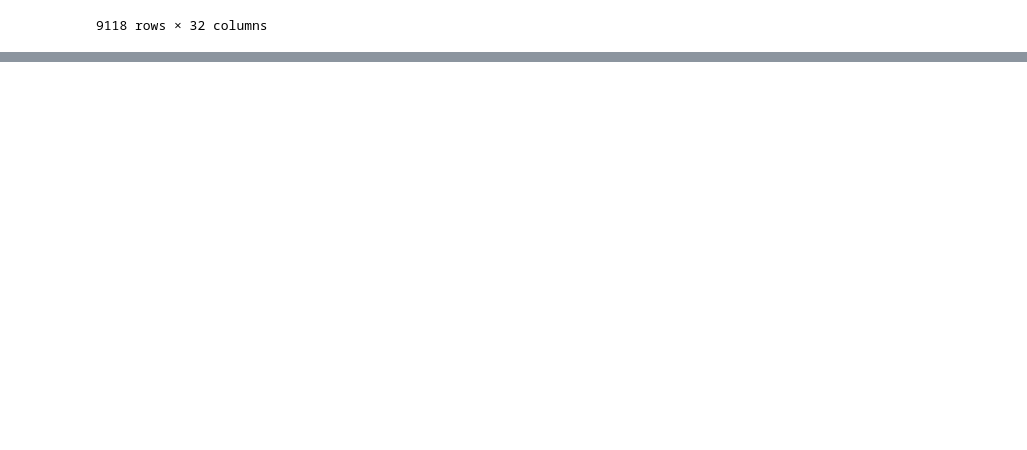
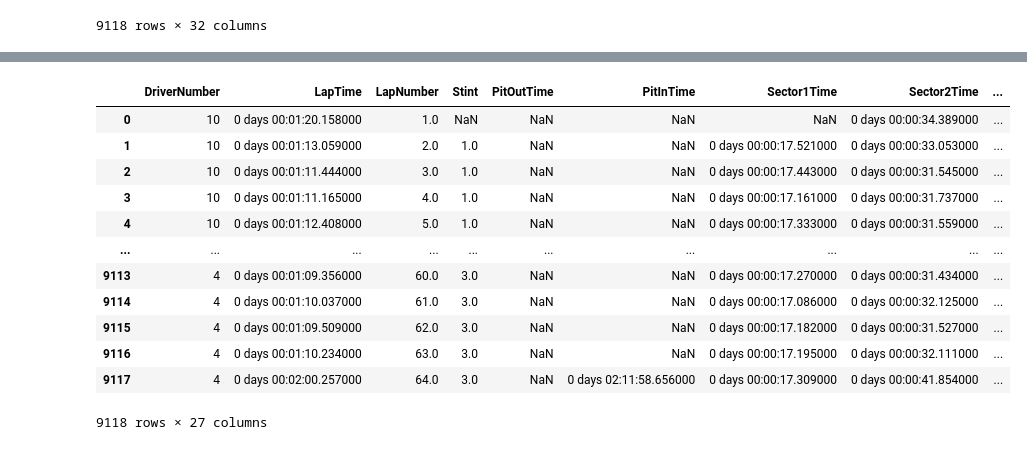
Before and after one commit to gautumsvp7/f1-predictor, a Jupyter notebook: f1_predict.ipynb, the cells around one changed output, grey strips where cells are left out. Drawn from its saved outputs; the diff is of its cells as text; code cells hidden in the pictures; blank space fills up the shorter version.

```diff
--- a/f1_predict.ipynb
+++ b/f1_predict.ipynb
@@ -163,0 +176,19 @@ df
+# %%
+# prompt: drop columns in the dataframe
+
+df = df.drop(['Time', 'Driver','DeletedReason','FastF1Generated','IsAccurate'], axis=1)
+df
+# %% [output]
+|  | DriverNumber | LapTime | LapNumber | Stint | PitOutTime | PitInTime | Sector1Time | Sector2Time | ... |
+| 0 | 10 | 0 days 00:01:20.158000 | 1.0 | NaN | NaN | NaN | NaN | 0 days 00:00:34.389000 | ... |
+| 1 | 10 | 0 days 00:01:13.059000 | 2.0 | 1.0 | NaN | NaN | 0 days 00:00:17.521000 | 0 days 00:00:33.053000 | ... |
+| 2 | 10 | 0 days 00:01:11.444000 | 3.0 | 1.0 | NaN | NaN | 0 days 00:00:17.443000 | 0 days 00:00:31.545000 | ... |
+| 3 | 10 | 0 days 00:01:11.165000 | 4.0 | 1.0 | NaN | NaN | 0 days 00:00:17.161000 | 0 days 00:00:31.737000 | ... |
+| 4 | 10 | 0 days 00:01:12.408000 | 5.0 | 1.0 | NaN | NaN | 0 days 00:00:17.333000 | 0 days 00:00:31.559000 | ... |
+| ... | ... | ... | ... | ... | ... | ... | ... | ... | ... |
+| 9113 | 4 | 0 days 00:01:09.356000 | 60.0 | 3.0 | NaN | NaN | 0 days 00:00:17.270000 | 0 days 00:00:31.434000 | ... |
+| 9114 | 4 | 0 days 00:01:10.037000 | 61.0 | 3.0 | NaN | NaN | 0 days 00:00:17.086000 | 0 days 00:00:32.125000 | ... |
+| 9115 | 4 | 0 days 00:01:09.509000 | 62.0 | 3.0 | NaN | NaN | 0 days 00:00:17.182000 | 0 days 00:00:31.527000 | ... |
+| 9116 | 4 | 0 days 00:01:10.234000 | 63.0 | 3.0 | NaN | NaN | 0 days 00:00:17.195000 | 0 days 00:00:32.111000 | ... |
+| 9117 | 4 | 0 days 00:02:00.257000 | 64.0 | 3.0 | NaN | 0 days 02:11:58.656000 | 0 days 00:00:17.309000 | 0 days 00:00:41.854000 | ... |
+9118 rows × 27 columns
```
Also changed, not shown: parts of 21 cells of this notebook.
